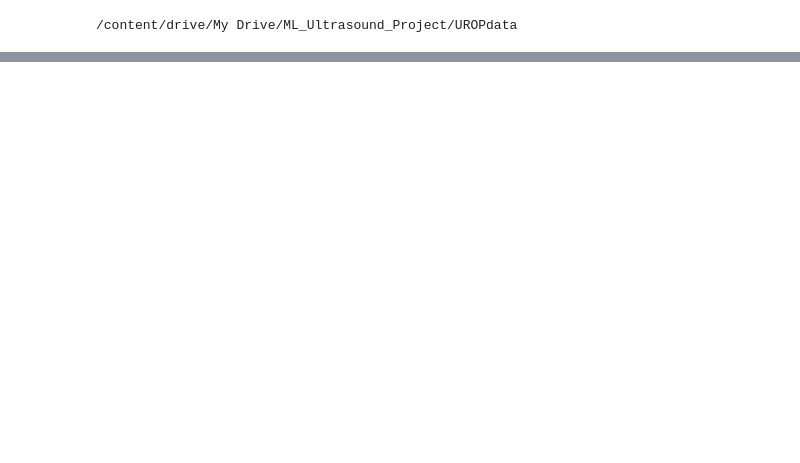
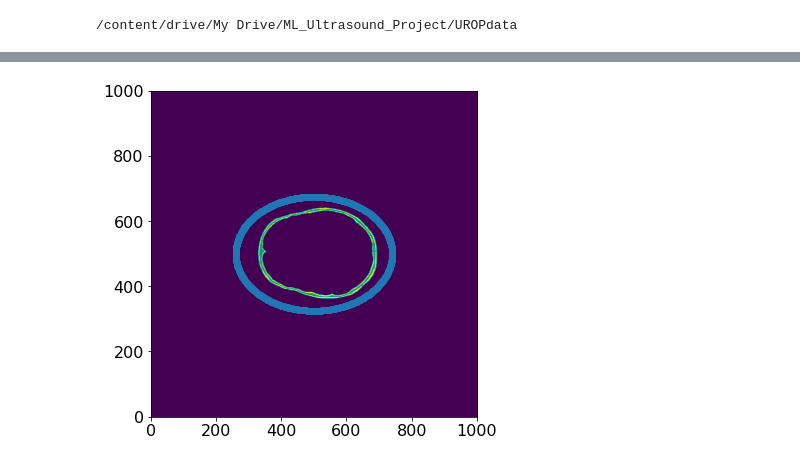
Before and after one commit to nicku-a/ConvLSTM_3D_Brain_Ultrasound, a Jupyter notebook: TestAcoustic.ipynb, the cells around one changed output, grey strips where cells are left out. Drawn from its saved outputs; the diff is of its cells as text; code cells hidden in the pictures; blank space fills up the shorter version.

```diff
--- a/TestAcoustic.ipynb
+++ b/TestAcoustic.ipynb
@@ -829,0 +512,84 @@ for t in tqdm(range(1, num-2)):
+# %%
+devito.parameters.configuration['language'] = 'openmp'
+devito.parameters.configuration['mpi'] = False
+
+# By changing the src_index you'll be selecting a different source coordinate from the different 512 that have been created
+# By changing the model type to water, skull or full you'll get different background mediums
+# The cutting box has dimensions of (485, 355) in this case. This cannot change
+# The cutting box is centred in the medium
+# The complete medium is currently (1001, 1001) but you will have to make this bigger if you need to in order to
+# make sure that the wavefield does not come back into the cutting box after hitting the edges of the complete medium
+
+run_type = 'infinite'  # infinite, limited
+
+# Infinite will run the operator like when you generated your dataset. When you plot the resulting wavefield
+# at the end, 'infinite' will look as if the wave is expanding into infinity. If you run it with 'limited'
+# however, you'll see how the wave bounces back against the edge. The goal is to make the 'limited' case
+# run as if it was the 'infinite' one by using your network.
+
+# Load different types of background models
+if model_type == 'water':
+    model = np.ones((480, 350)) * 1500.
+
+elif model_type == 'skull':
+    model = np.fromfile('/content/drive/My Drive/ML_Ultrasound_Project/UROPdata/data/alpha2D-ExactSkull.raw', dtype=np.float32, count=-1)
+    model = model.reshape([350, 480])[::1, ::1].transpose()
+
+elif model_type == 'full':
+    model = np.fromfile('/content/drive/My Drive/ML_Ultrasound_Project/UROPdata/data/alpha2D-TrueVp.raw', dtype=np.float32, count=-1)
+    model = model.reshape([350, 480])[::1, ::1].transpose()
+
+y_length = 480+66+4  #480+11
+x_length = 350+66+4  #350+11
+
+# Define a physical size
+if run_type == 'infinite':
+    shape = (1001, 1001)            # Number of grid point (nx, nz) - CHANGE THIS FOR THE MEDIUM SIZE
+else:
+    shape = (y_length, x_length)
+
+spacing = (0.5e-3, 0.5e-3)      # Grid spacing in m.
+origin = (0., 0.)               # What is the location of the top left corner. This is necessary to define
+                                # the absolute location of the source and receivers
+
+# Define a velocity profile. The velocity is in m/s
+diff_x = shape[0] - model.shape[0]
+diff_y = shape[1] - model.shape[1]
+offset_x = int(np.floor(diff_x/2))
+offset_y = int(np.floor(diff_y/2))
+
+model = np.pad(model,
+               ((int(np.floor(diff_x/2)), int(np.ceil(diff_x/2))),
+                (int(np.floor(diff_y/2)), int(np.ceil(diff_y/2)))),
+               'edge')
+
+plt.imshow(np.transpose(model), origin='lower')
+
+# With the velocity and model size defined, we can create the seismic model that
+# encapsulates this properties. We also define the size of the absorbing layer as 10 grid points
+model = Model(vp=model, origin=origin, shape=shape, spacing=spacing, space_order=4, nbpml=0)
+
+t0 = 0.                 # Simulation starts a t=0
+dt = 0.08e-6            # Time step from model grid spacing
+
+time_range = TimeAxis(start=t0, num=num, step=dt)
+
+f0 = 0.40e6  # Source peak frequency is 400kHz
+src = ToneBurstSource(name='src', grid=model.grid, f0=f0, npoint=1, time_range=time_range)
+
+# First, position source centrally in all dimensions
+src_positions = create_eliptic_array(512, (offset_x, offset_y), spacing[0], (480, 350))
+src.coordinates.data[0, :] = src_positions[:, src_index]
+
+print(src.coordinates.data)
+
+plt.scatter(src_positions[0, :]/spacing[0], src_positions[1, :]/spacing[1])
+plt.show()
+
+# We can plot the time signature to see the wavelet
+src.show()
+
+# We can now show the source and receivers within our domain:
+# Red dot: Source location
+plot_velocity(model, source=src.coordinates.data)
+# %% [output]
@@ -829,0 +597 @@ for t in tqdm(range(1, num-2)):
+[figure, added]
```
Also changed, not shown: parts of 60 cells of this notebook, 4 other files.
